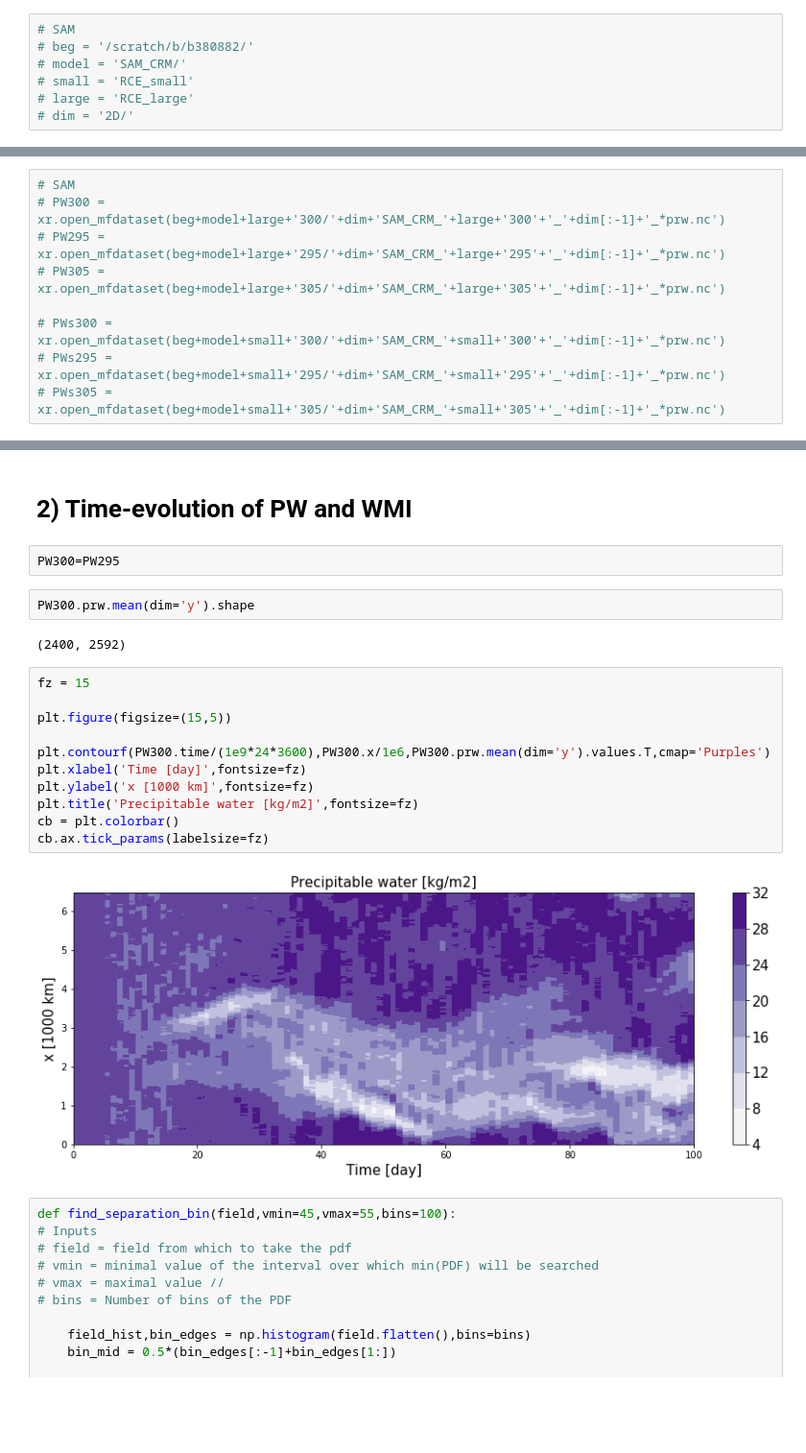
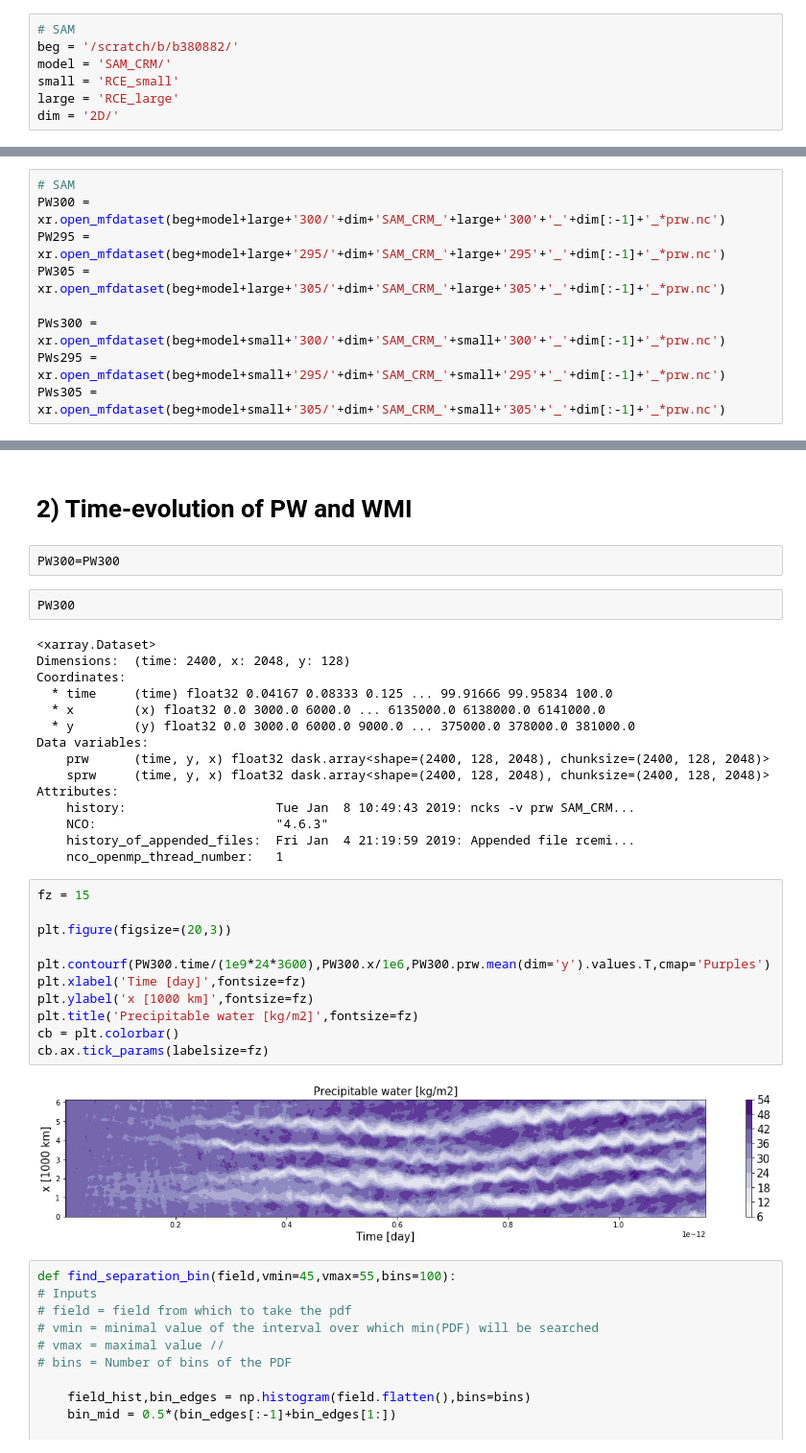
Before and after one commit to tbeucler/2019_WMI, a Jupyter notebook: dev/tbeucler/003_Potential_in_model.ipynb, the cells around one changed output, grey strips where cells are left out. Shown: that part at 96% size. Cells and saved outputs as stored; diff of their text form; blank space fills up the shorter version.

```diff
--- a/dev/tbeucler/003_Potential_in_model.ipynb
+++ b/dev/tbeucler/003_Potential_in_model.ipynb
@@ -29,10 +30,10 @@ dim = '2D/'
 # dim = '2D/'
 # %%
 # SAM
-# beg = '/scratch/b/b380882/'
-# model = 'SAM_CRM/'
-# small = 'RCE_small'
-# large = 'RCE_large'
-# dim = '2D/'
+beg = '/scratch/b/b380882/'
+model = 'SAM_CRM/'
+small = 'RCE_small'
+large = 'RCE_large'
+dim = '2D/'
 # %%
 # DAM
@@ -68,10 +55,10 @@ function.
 # PWs305 = xr.open_mfdataset(beg+model+small+'305/'+dim+'ICON_LEM_CRM-'+small+'305'+'-'+dim[:-1]+'.nc')
 # %%
 # SAM
-# PW300 = xr.open_mfdataset(beg+model+large+'300/'+dim+'SAM_CRM_'+large+'300'+'_'+dim[:-1]+'_*prw.nc')
-# PW295 = xr.open_mfdataset(beg+model+large+'295/'+dim+'SAM_CRM_'+large+'295'+'_'+dim[:-1]+'_*prw.nc')
-# PW305 = xr.open_mfdataset(beg+model+large+'305/'+dim+'SAM_CRM_'+large+'305'+'_'+dim[:-1]+'_*prw.nc')
+PW300 = xr.open_mfdataset(beg+model+large+'300/'+dim+'SAM_CRM_'+large+'300'+'_'+dim[:-1]+'_*prw.nc')
+PW295 = xr.open_mfdataset(beg+model+large+'295/'+dim+'SAM_CRM_'+large+'295'+'_'+dim[:-1]+'_*prw.nc')
+PW305 = xr.open_mfdataset(beg+model+large+'305/'+dim+'SAM_CRM_'+large+'305'+'_'+dim[:-1]+'_*prw.nc')
 
-# PWs300 = xr.open_mfdataset(beg+model+small+'300/'+dim+'SAM_CRM_'+small+'300'+'_'+dim[:-1]+'_*prw.nc')
-# PWs295 = xr.open_mfdataset(beg+model+small+'295/'+dim+'SAM_CRM_'+small+'295'+'_'+dim[:-1]+'_*prw.nc')
-# PWs305 = xr.open_mfdataset(beg+model+small+'305/'+dim+'SAM_CRM_'+small+'305'+'_'+dim[:-1]+'_*prw.nc')
+PWs300 = xr.open_mfdataset(beg+model+small+'300/'+dim+'SAM_CRM_'+small+'300'+'_'+dim[:-1]+'_*prw.nc')
+PWs295 = xr.open_mfdataset(beg+model+small+'295/'+dim+'SAM_CRM_'+small+'295'+'_'+dim[:-1]+'_*prw.nc')
+PWs305 = xr.open_mfdataset(beg+model+small+'305/'+dim+'SAM_CRM_'+small+'305'+'_'+dim[:-1]+'_*prw.nc')
@@ -78,24 +79,37 @@ function.
 # %% [markdown]
 # 2) Time-evolution of PW and WMI
+# %%
+PW300=PW300
 # %%
-PW300=PW295
+PW300
+# %% [output]
+<xarray.Dataset>
+Dimensions:  (time: 2400, x: 2048, y: 128)
+Coordinates:
+  * time     (time) float32 0.04167 0.08333 0.125 ... 99.91666 99.95834 100.0
+  * x        (x) float32 0.0 3000.0 6000.0 ... 6135000.0 6138000.0 6141000.0
+  * y        (y) float32 0.0 3000.0 6000.0 9000.0 ... 375000.0 378000.0 381000.0
+Data variables:
+    prw      (time, y, x) float32 dask.array<shape=(2400, 128, 2048), chunksize=(2400, 128, 2048)>
+    sprw     (time, y, x) float32 dask.array<shape=(2400, 128, 2048), chunksize=(2400, 128, 2048)>
+Attributes:
+    history:                    Tue Jan  8 10:49:43 2019: ncks -v prw SAM_CRM...
+    NCO:                        "4.6.3"
+    history_of_appended_files:  Fri Jan  4 21:19:59 2019: Appended file rcemi...
+    nco_openmp_thread_number:   1
-# %%
-PW300.prw.mean(dim='y').shape
-# %% [output]
-(2400, 2592)
 # %%
 fz = 15
 
-plt.figure(figsize=(15,5))
+plt.figure(figsize=(20,3))
 
 plt.contourf(PW300.time/(1e9*24*3600),PW300.x/1e6,PW300.prw.mean(dim='y').values.T,cmap='Purples')
 plt.xlabel('Time [day]',fontsize=fz)
 plt.ylabel('x [1000 km]',fontsize=fz)
 plt.title('Precipitable water [kg/m2]',fontsize=fz)
 cb = plt.colorbar()
 cb.ax.tick_params(labelsize=fz)
 # %% [output]
-[figure, old version]
+[figure, new version]
 # %%
 def find_separation_bin(field,vmin=45,vmax=55,bins=100):
 # Inputs
```
Also changed, not shown: parts of 22 cells of this notebook.
